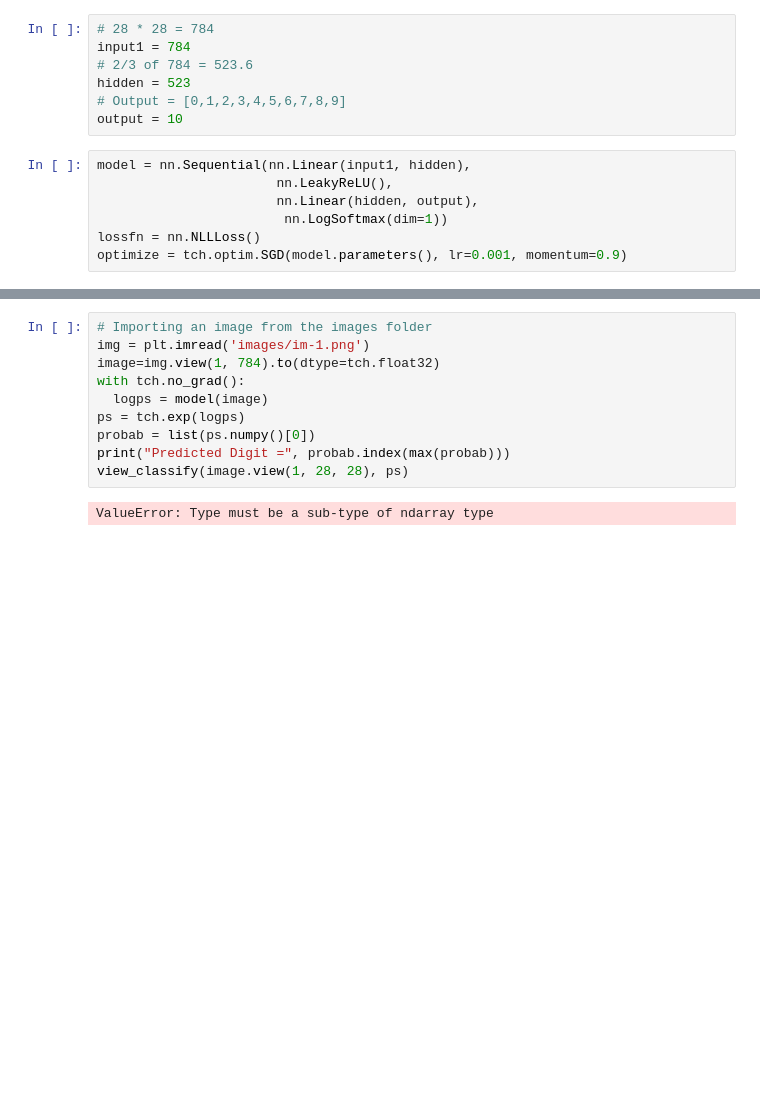
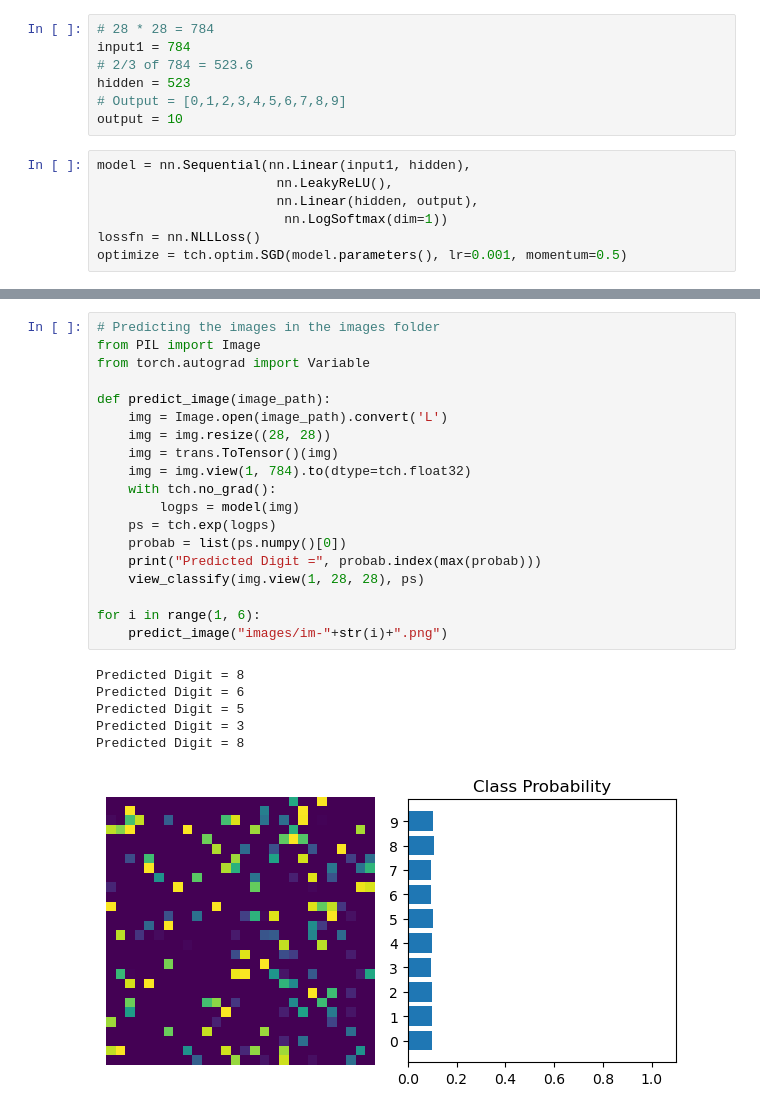
Before and after one commit to Y0shicon/GDSC-Task, a Jupyter notebook: Task 3/main.ipynb, the cells around one changed output, grey strips where cells are left out. Drawn from its saved outputs; the diff is of its cells as text; blank space fills up the shorter version.

```diff
--- a/Task 3/main.ipynb
+++ b/Task 3/main.ipynb
@@ -98,7 +98,7 @@ model = nn.Sequential(nn.Linear(input1, hidden),
                        nn.Linear(hidden, output),
                         nn.LogSoftmax(dim=1))
 lossfn = nn.NLLLoss()
-optimize = tch.optim.SGD(model.parameters(), lr=0.001, momentum=0.9)
+optimize = tch.optim.SGD(model.parameters(), lr=0.001, momentum=0.5)
 # %%
 time_start = time()
 epochs = 18
@@ -185,12 +189,26 @@ Predicted Digit = 3
 # %%
-# Importing an image from the images folder
-img = plt.imread('images/im-1.png')
-image=img.view(1, 784).to(dtype=tch.float32)
-with tch.no_grad():
-  logps = model(image)
-ps = tch.exp(logps)
-probab = list(ps.numpy()[0])
-print("Predicted Digit =", probab.index(max(probab)))
-view_classify(image.view(1, 28, 28), ps)
+# Predicting the images in the images folder
+from PIL import Image
+from torch.autograd import Variable
+
+def predict_image(image_path):
+    img = Image.open(image_path).convert('L')
+    img = img.resize((28, 28))
+    img = trans.ToTensor()(img)
+    img = img.view(1, 784).to(dtype=tch.float32)
+    with tch.no_grad():
+        logps = model(img)
+    ps = tch.exp(logps)
+    probab = list(ps.numpy()[0])
+    print("Predicted Digit =", probab.index(max(probab)))
+    view_classify(img.view(1, 28, 28), ps)
+
+for i in range(1, 6):
+    predict_image("images/im-"+str(i)+".png")
 # %% [output]
-ValueError: Type must be a sub-type of ndarray type
+Predicted Digit = 8
+Predicted Digit = 6
+Predicted Digit = 5
+Predicted Digit = 3
+Predicted Digit = 8
+[figure, added]
```
Also changed, not shown: parts of 6 cells of this notebook.
